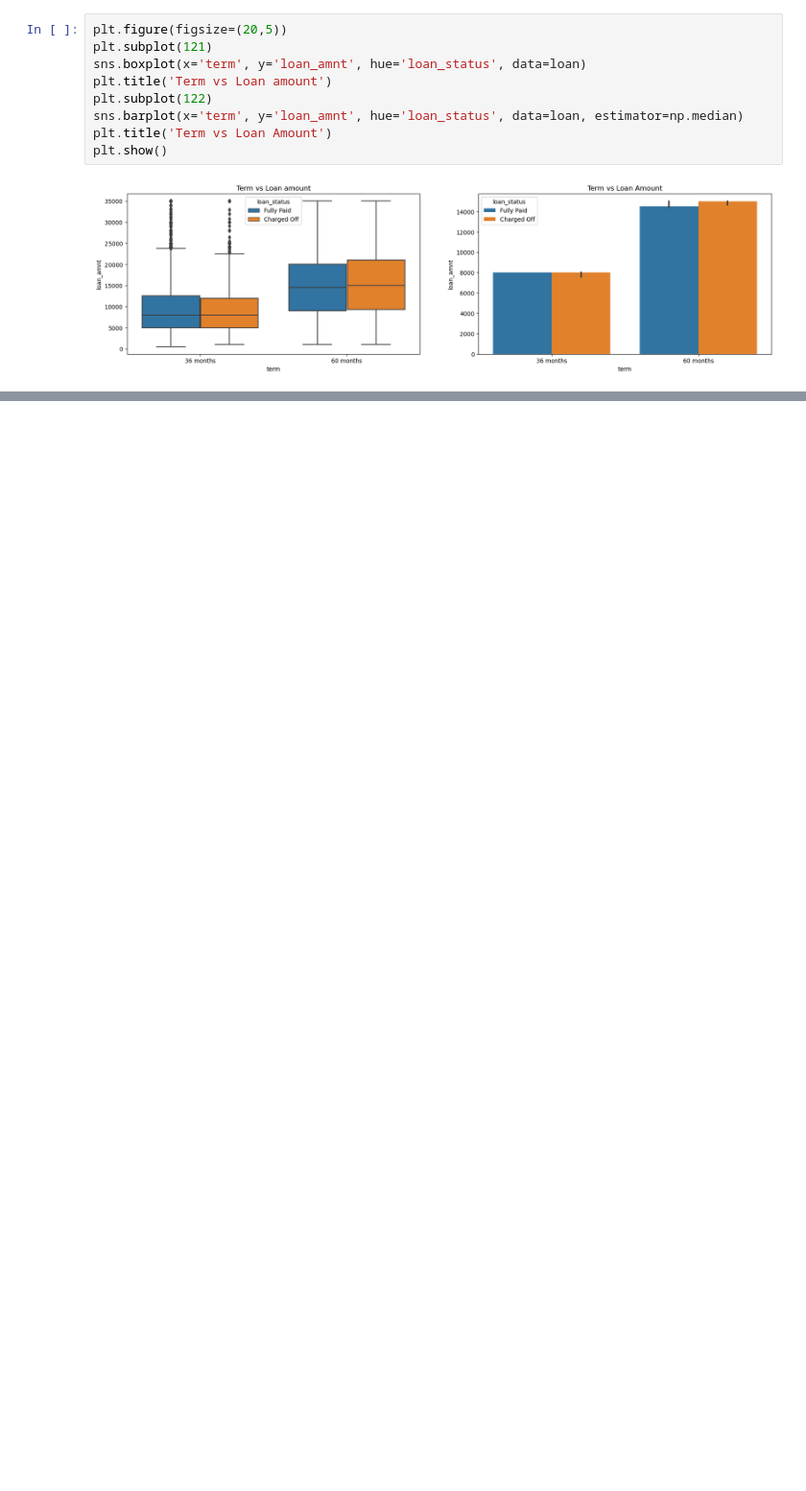
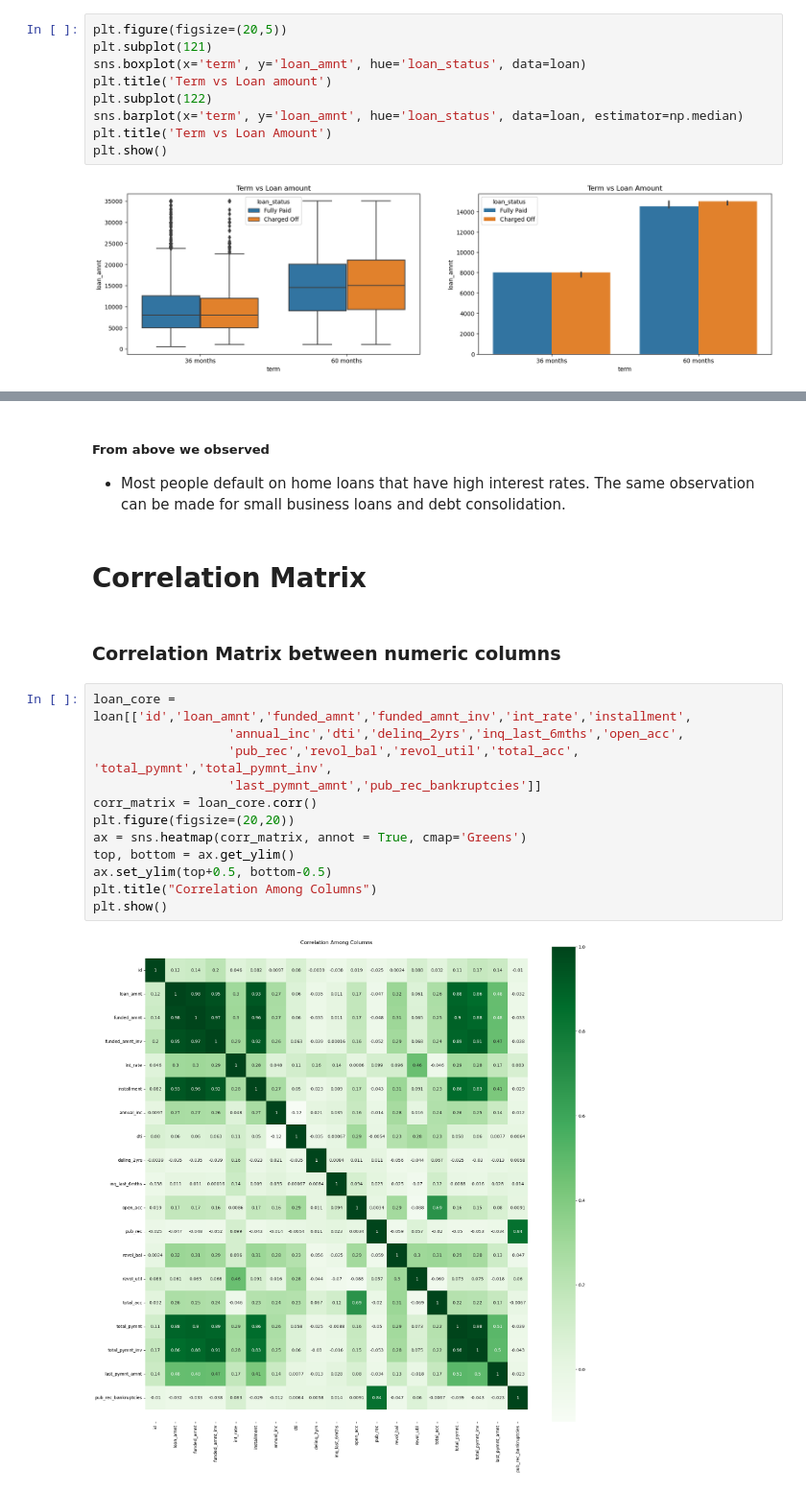
Before and after one commit to SanjayaKumarSahoo/lending-club-case-study, a Jupyter notebook: Group_Facilitator_Name.ipynb, the cells around one changed output, grey strips where cells are left out. Shown at 96% size. Drawn from its saved outputs; the diff is of its cells as text; blank space fills up the shorter version.

```diff
--- a/Group_Facilitator_Name.ipynb
+++ b/Group_Facilitator_Name.ipynb
@@ -1621,0 +1603,21 @@ plt.show()
+# %% [markdown]
+##### From above we observed
+- Most people default on home loans that have high interest rates. The same observation can be made for small business loans and debt consolidation.
+# %% [markdown]
+# Correlation Matrix
+# %% [markdown]
+### Correlation Matrix between numeric columns
+# %%
+loan_core = loan[['id','loan_amnt','funded_amnt','funded_amnt_inv','int_rate','installment',
+                  'annual_inc','dti','delinq_2yrs','inq_last_6mths','open_acc',
+                  'pub_rec','revol_bal','revol_util','total_acc',	'total_pymnt','total_pymnt_inv',
+                  'last_pymnt_amnt','pub_rec_bankruptcies']]
+corr_matrix = loan_core.corr()
+plt.figure(figsize=(20,20))
+ax = sns.heatmap(corr_matrix, annot = True, cmap='Greens')
+top, bottom = ax.get_ylim()
+ax.set_ylim(top+0.5, bottom-0.5)
+plt.title("Correlation Among Columns")
+plt.show()
+# %% [output]
+[figure, added]
```
Also changed, not shown: parts of 91 cells of this notebook, 1 other file.
